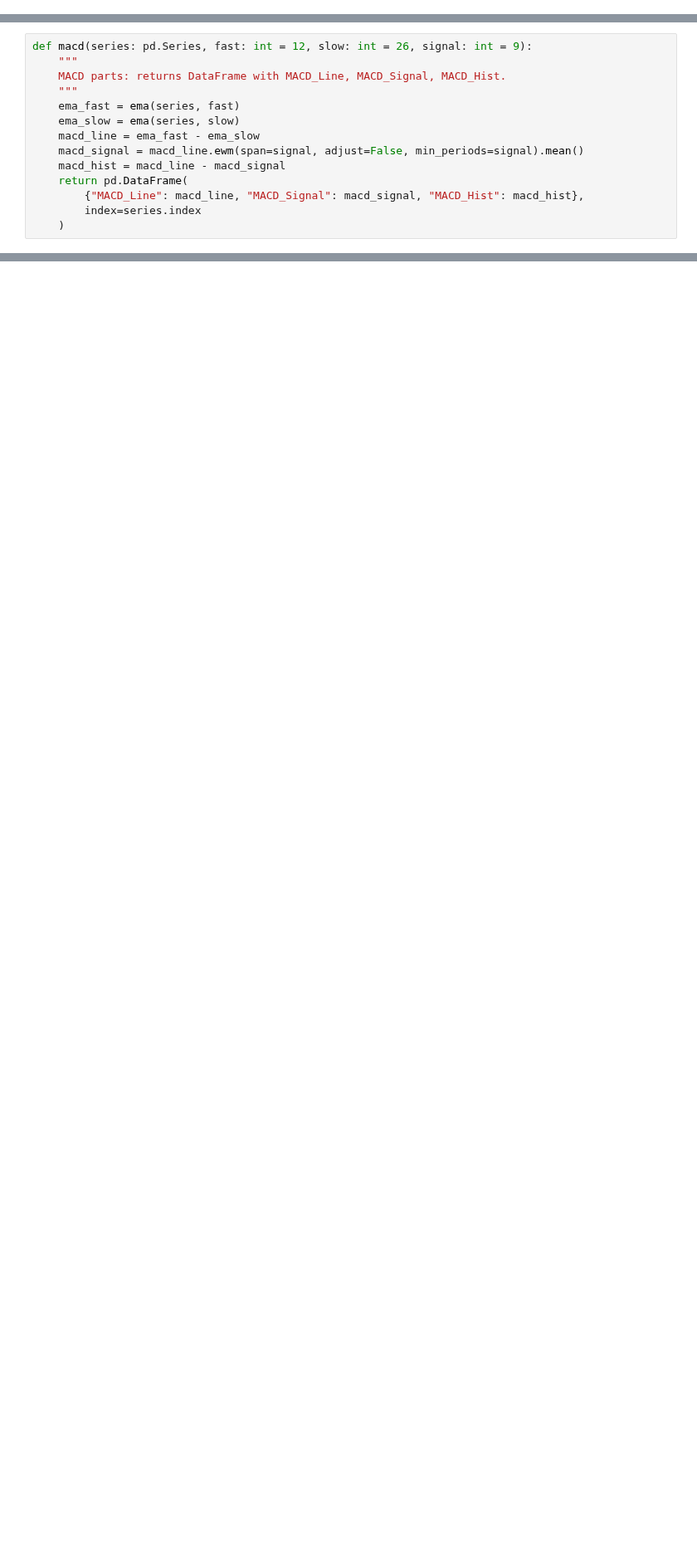
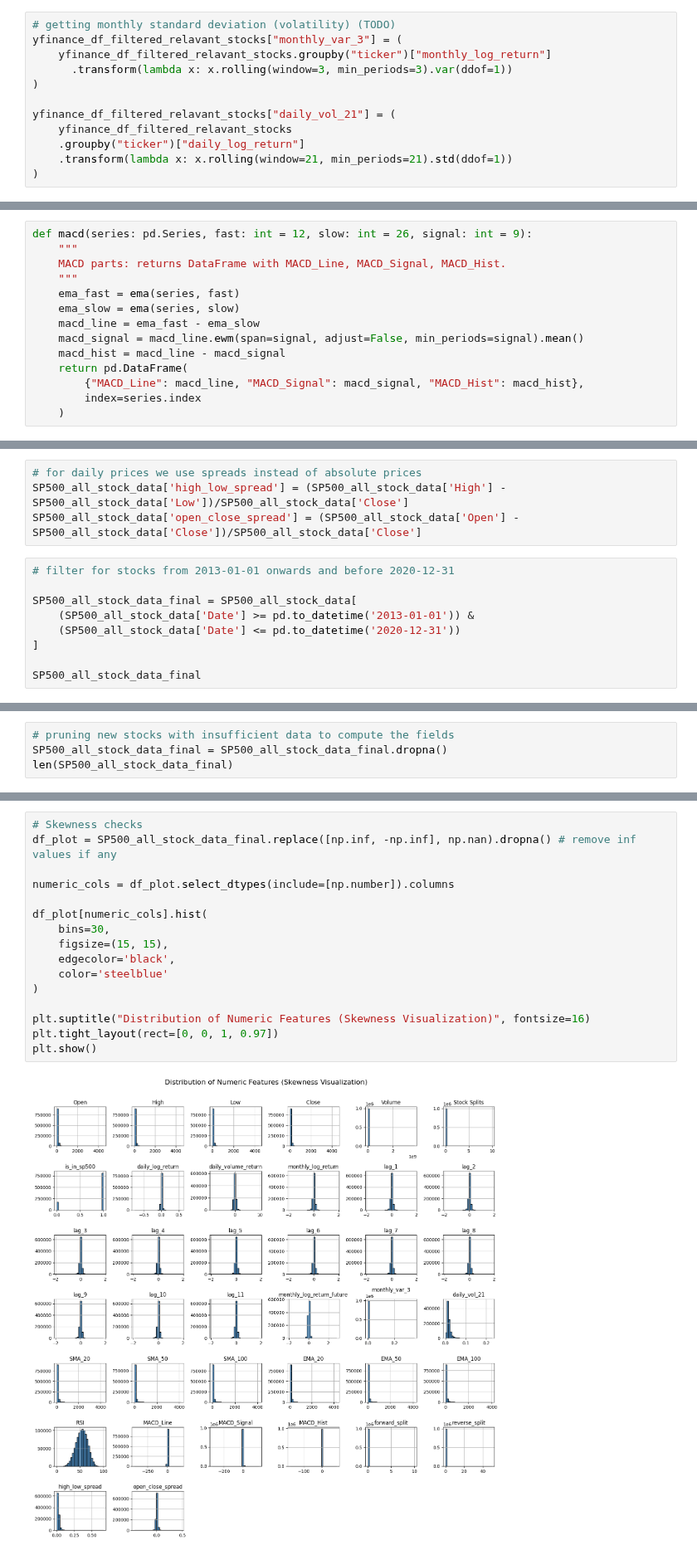
Before and after one commit to gotoshleep/DSE4212-Portfolio-Optimiser, a Jupyter notebook: Data prep and EDA/data_cleaning.ipynb, the cells around one changed output, grey strips where cells are left out. Shown at 83% size. Saved outputs shown, nothing was run; the diff lists cells and outputs as text; blank space fills up the shorter version.

```diff
--- a/Data prep and EDA/data_cleaning.ipynb
+++ b/Data prep and EDA/data_cleaning.ipynb
@@ -445,0 +427,12 @@ https://www.investopedia.com/ask/answers/122414/what-are-most-common-periods-use
+# %%
+# getting monthly standard deviation (volatility) (TODO)
+yfinance_df_filtered_relavant_stocks["monthly_var_3"] = (
+    yfinance_df_filtered_relavant_stocks.groupby("ticker")["monthly_log_return"]
+      .transform(lambda x: x.rolling(window=3, min_periods=3).var(ddof=1))
+)
+
+yfinance_df_filtered_relavant_stocks["daily_vol_21"] = (
+    yfinance_df_filtered_relavant_stocks
+    .groupby("ticker")["daily_log_return"]
+    .transform(lambda x: x.rolling(window=21, min_periods=21).std(ddof=1))
+)
@@ -610,0 +573,13 @@ dtype: float64
+# %%
+# for daily prices we use spreads instead of absolute prices
+SP500_all_stock_data['high_low_spread'] = (SP500_all_stock_data['High'] - SP500_all_stock_data['Low'])/SP500_all_stock_data['Close']
+SP500_all_stock_data['open_close_spread'] = (SP500_all_stock_data['Open'] - SP500_all_stock_data['Close'])/SP500_all_stock_data['Close']
+# %%
+# filter for stocks from 2013-01-01 onwards and before 2020-12-31
+
+SP500_all_stock_data_final = SP500_all_stock_data[
+    (SP500_all_stock_data['Date'] >= pd.to_datetime('2013-01-01')) &
+    (SP500_all_stock_data['Date'] <= pd.to_datetime('2020-12-31'))
+]
+
+SP500_all_stock_data_final
@@ -610,0 +620,4 @@ dtype: float64
+# %%
+# pruning new stocks with insufficient data to compute the fields
+SP500_all_stock_data_final = SP500_all_stock_data_final.dropna()
+len(SP500_all_stock_data_final)
@@ -610,0 +640,18 @@ dtype: float64
+# %%
+# Skewness checks
+df_plot = SP500_all_stock_data_final.replace([np.inf, -np.inf], np.nan).dropna() # remove inf values if any
+
+numeric_cols = df_plot.select_dtypes(include=[np.number]).columns
+
+df_plot[numeric_cols].hist(
+    bins=30,
+    figsize=(15, 15),
+    edgecolor='black',
+    color='steelblue'
+)
+
+plt.suptitle("Distribution of Numeric Features (Skewness Visualization)", fontsize=16)
+plt.tight_layout(rect=[0, 0, 1, 0.97])
+plt.show()
+# %% [output]
+[figure, added]
```
Also changed, not shown: parts of 64 cells of this notebook, 1 other file.
